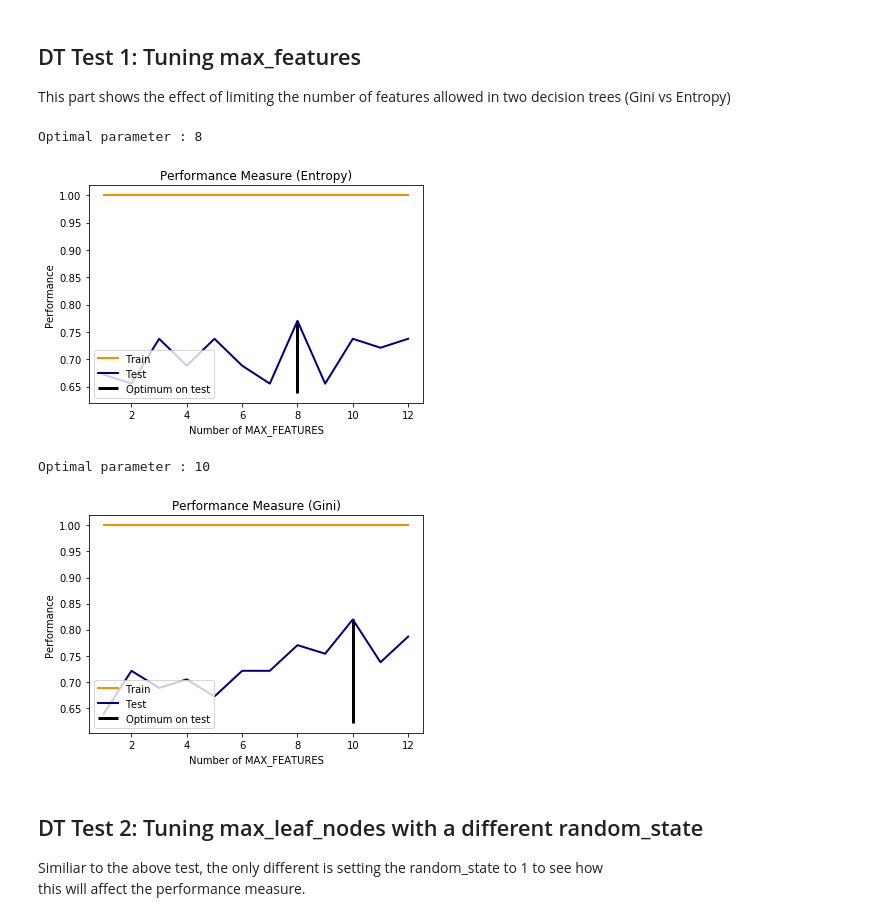
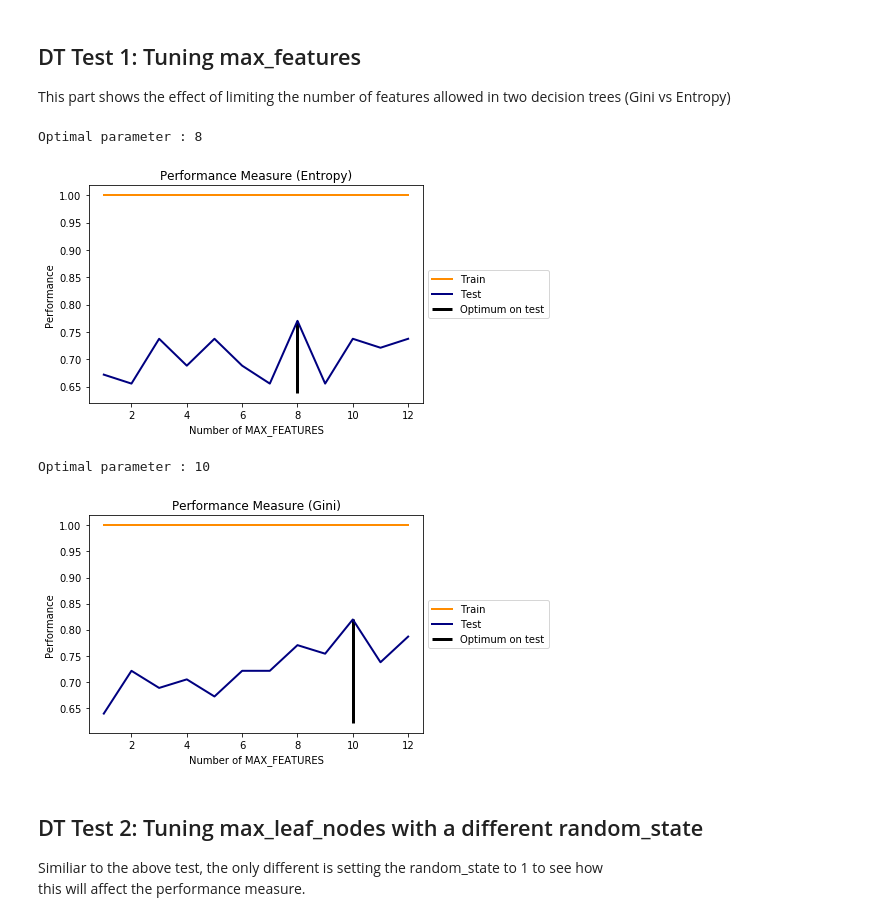
Before and after one commit to mattCoretex/Machine-Learning-Experimentation, a Jupyter notebook: SENG 474/a1-cleveland-heart-disease/Assignment #1 - Cleveland Heart Disease.ipynb, the cells around one changed output. Saved outputs shown, nothing was run; the diff lists cells and outputs as text; code cells hidden in the pictures.

Commit message:
fix error from assigning graph title

```diff
--- a/SENG 474/a1-cleveland-heart-disease/Assignment #1 - Cleveland Heart Disease.ipynb
+++ b/SENG 474/a1-cleveland-heart-disease/Assignment #1 - Cleveland Heart Disease.ipynb
@@ -45,7 +45,7 @@ def calculate_errors(classifier, parameter, param_range):
         test_errors.append(classifier.score(X_test, y_test))
     return (train_errors, test_errors)
 
-def graph_train_test_errors(train_errors, test_errors, param, param_range, title='Performance Measure'):
+def graph_train_test_errors(train_errors, test_errors, param, param_range, title):
     ############## Optimal Parameter ############
     i_param_optim = np.argmax(test_errors)
     param_optim = param_range[i_param_optim]
@@ -56,8 +56,8 @@ def graph_train_test_errors(train_errors, test_errors, param, param_range, title
     plt.plot(param_range, test_errors, label="Test",  color="navy", lw=lw)
     plt.vlines(param_optim, plt.ylim()[0], np.max(test_errors), color='k',
                linewidth=3, label='Optimum on test')
-    plt.legend(loc='lower left')
-    plt.title(title)
+    plt.legend(loc='center left', bbox_to_anchor=(1, 0.5))
+    plt.title('Performance Measure' + title)
     plt.xlabel('Number of ' + param.upper())
     plt.ylabel('Performance')
     plt.autoscale()
@@ -71,29 +71,29 @@ This part shows the effect of limiting the number of features allowed in two dec
 # %%
 from sklearn.tree import DecisionTreeClassifier
 
 classifier1 = DecisionTreeClassifier(criterion = 'entropy', random_state = 0)
 classifier2 = DecisionTreeClassifier(criterion = 'gini', random_state = 0)
 
 # Parameter to test
 param = 'max_features'
 param_range = np.arange(1, 13, 1)
 
 models = {
     'entropy':calculate_errors(classifier1, param, param_range),
     'gini':calculate_errors(classifier2, param, param_range)
 }
 
 graph_train_test_errors(models['entropy'][0], models['entropy'][1],
-                        param, param_range, title = title + ' (Entropy)')
+                        param, param_range, title=' (Entropy)')
 graph_train_test_errors(models['gini'][0], models['gini'][1],
-                        param, param_range, title = title + ' (Gini)')
+                        param, param_range, title=' (Gini)')
 
 models.clear()
 # %% [output]
 Optimal parameter : 8
-[figure, old version]
+[figure, new version]
 Optimal parameter : 10
-[figure, old version]
+[figure, new version]
 # %% [markdown]
 ## DT Test 2: Tuning max_leaf_nodes with a different random_state
 
```
Also changed, not shown: parts of 5 cells of this notebook.
